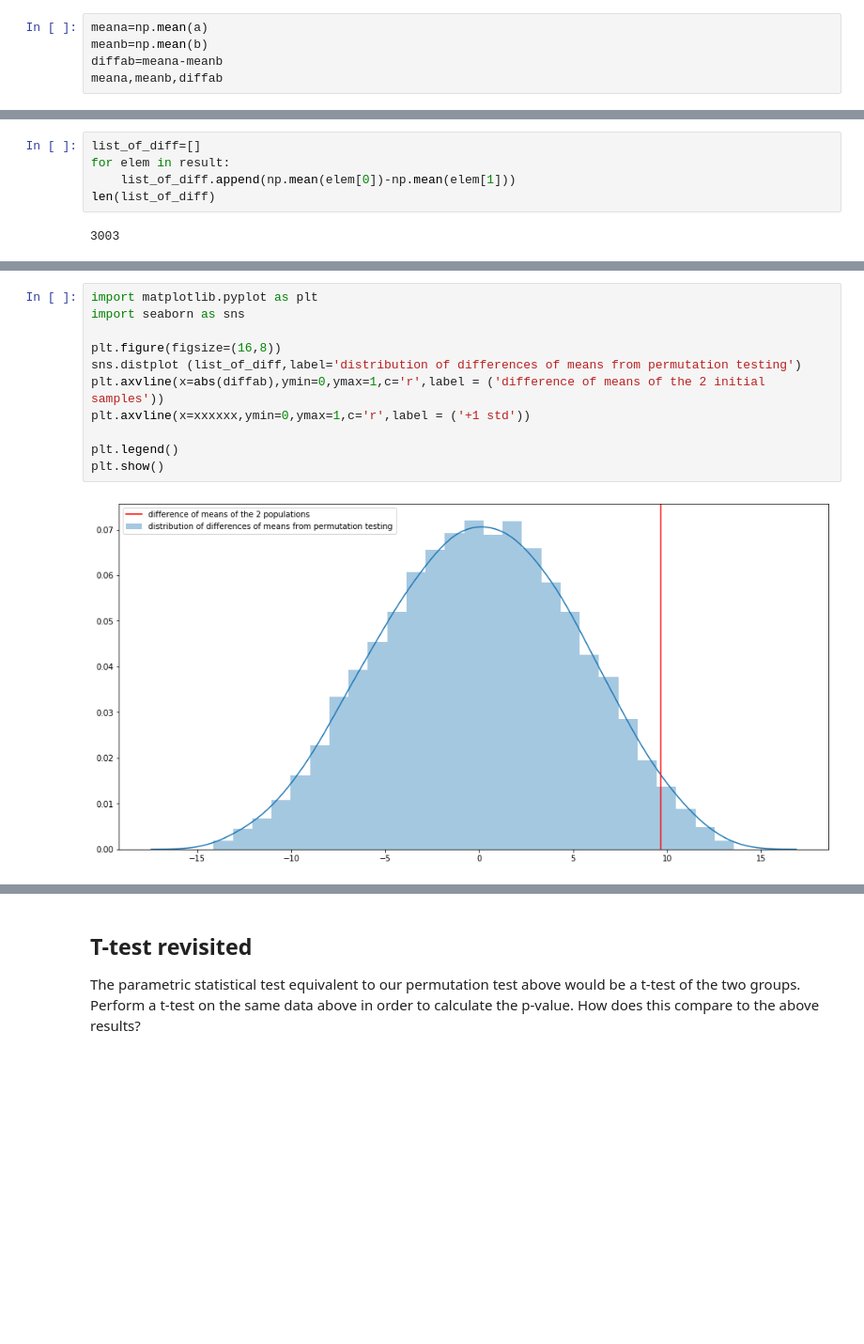
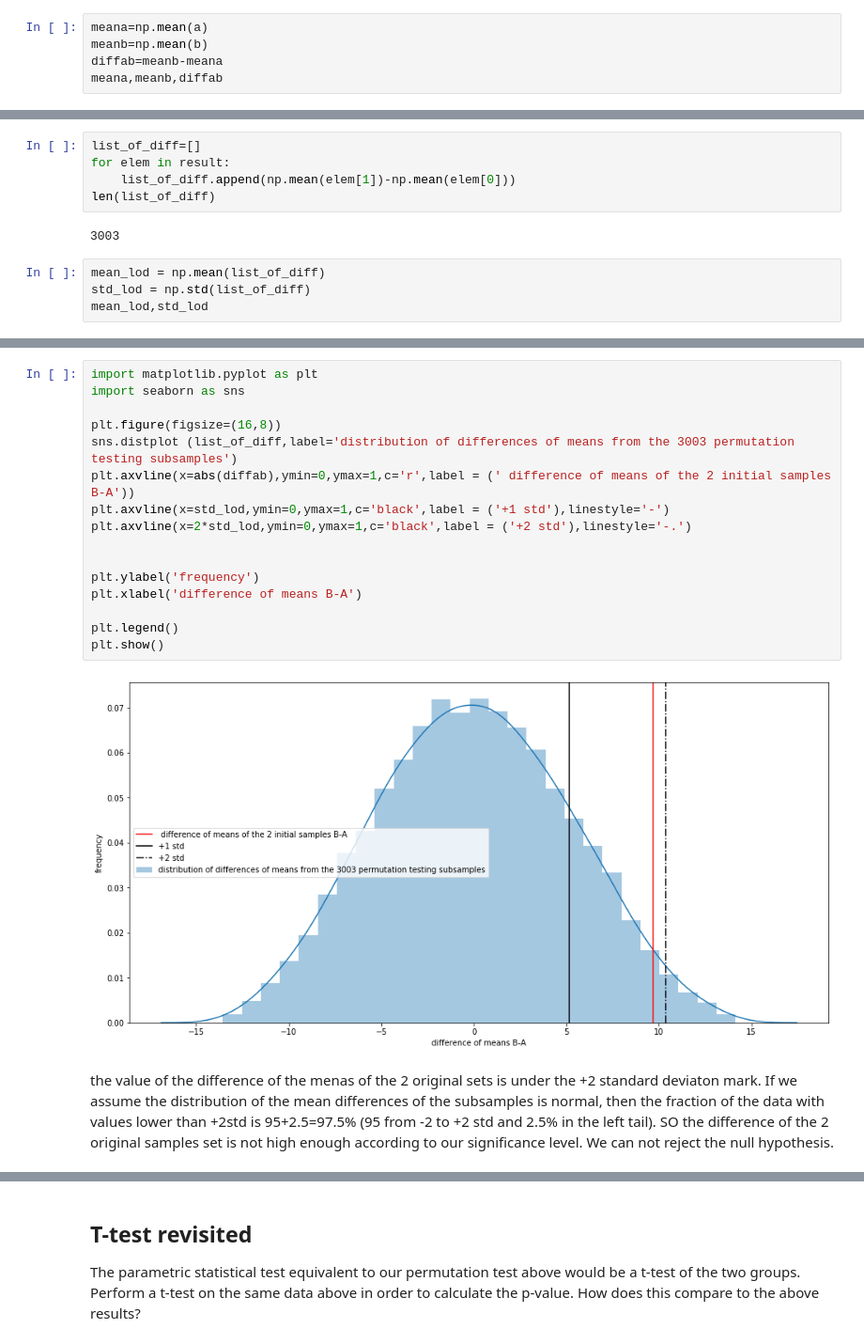
Before and after one commit to poariston/dsc-resampling-methods-lab-online-ds-pt-120919, a Jupyter notebook: index.ipynb, the cells around one changed output, grey strips where cells are left out. Shown at 94% size. Drawn from its saved outputs; the diff is of its cells as text; blank space fills up the shorter version.

```diff
--- a/index.ipynb
+++ b/index.ipynb
@@ -423,6 +444,6 @@ len(a),len(b),len(result[0]),len(result[0][0]),len(result[0][1])
 # %%
 meana=np.mean(a)
 meanb=np.mean(b)
-diffab=meana-meanb
+diffab=meanb-meana
 meana,meanb,diffab
 # %% [output]
@@ -430,7 +451,11 @@ meana,meanb,diffab
 # %%
 list_of_diff=[]
 for elem in result:
-    list_of_diff.append(np.mean(elem[0])-np.mean(elem[1]))
+    list_of_diff.append(np.mean(elem[1])-np.mean(elem[0]))
 len(list_of_diff)
 # %% [output]
 3003
+# %%
+mean_lod = np.mean(list_of_diff)
+std_lod = np.std(list_of_diff)
+mean_lod,std_lod
@@ -437,16 +470,26 @@ len(list_of_diff)
 # %%
 import matplotlib.pyplot as plt
 import seaborn as sns
 
 plt.figure(figsize=(16,8))
-sns.distplot (list_of_diff,label='distribution of differences of means from permutation testing')
-plt.axvline(x=abs(diffab),ymin=0,ymax=1,c='r',label = ('difference of means of the 2 initial samples'))
-plt.axvline(x=xxxxxx,ymin=0,ymax=1,c='r',label = ('+1 std'))
+sns.distplot (list_of_diff,label='distribution of differences of means from the 3003 permutation testing subsamples')
+plt.axvline(x=abs(diffab),ymin=0,ymax=1,c='r',label = (' difference of means of the 2 initial samples B-A'))
+plt.axvline(x=std_lod,ymin=0,ymax=1,c='black',label = ('+1 std'),linestyle='-')
+plt.axvline(x=2*std_lod,ymin=0,ymax=1,c='black',label = ('+2 std'),linestyle='-.')
+
+
+plt.ylabel('frequency')
+plt.xlabel('difference of means B-A')
 
 plt.legend()
 plt.show()
 # %% [output]
-[figure, old version]
+[figure, new version]
+# %% [markdown]
+the value of the difference of the menas of the 2 original sets is under the +2 standard deviaton mark.
+If we assume the distribution of the mean differences of the subsamples is normal, then the fraction of the data with values lower than +2std is 95+2.5=97.5% (95 from -2 to +2 std and 2.5% in the left tail).
+SO the difference of the 2 original samples set is not high enough according to our significance level.
+We can not reject the null hypothesis.
 # %%
 num = 0 # Initialize numerator
 for diff in list_of_diff:
```
Also changed, not shown: parts of 36 cells of this notebook.
